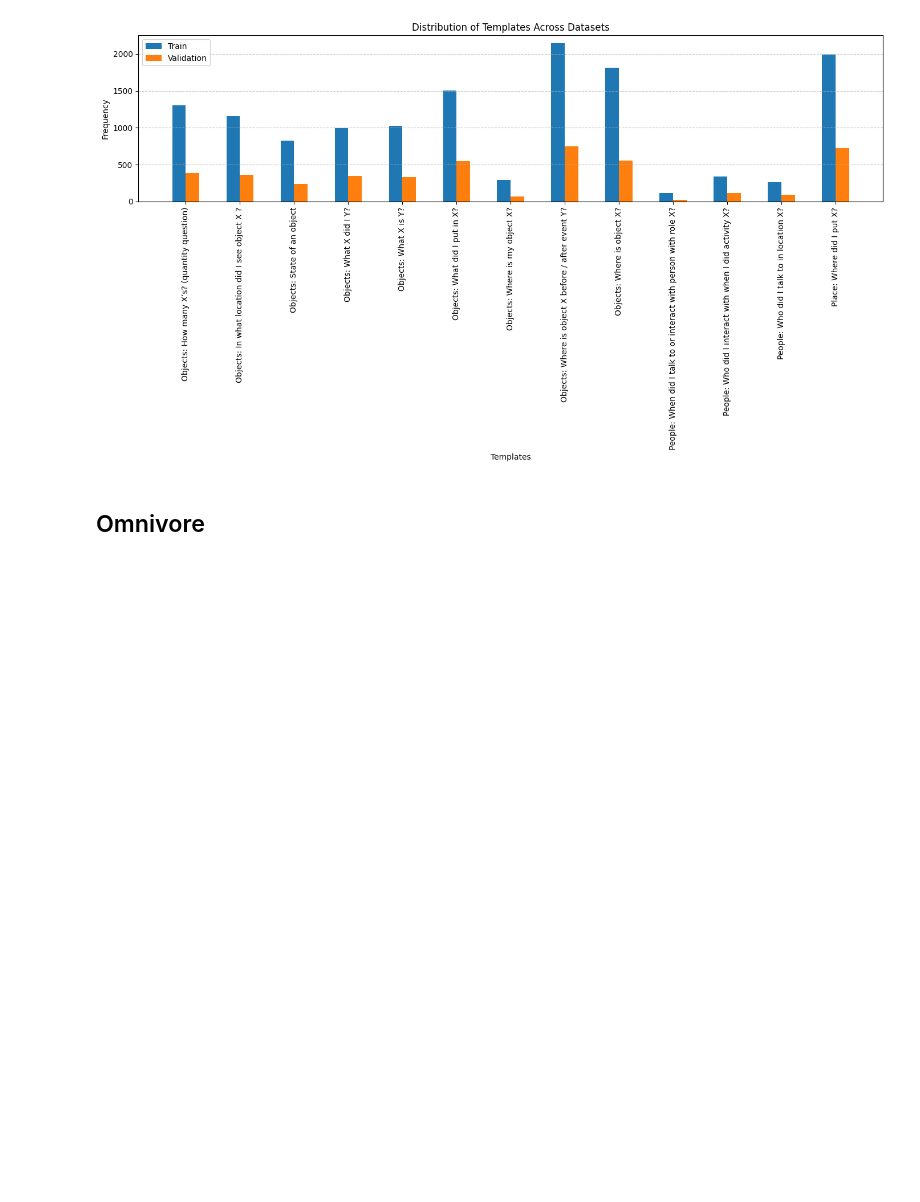
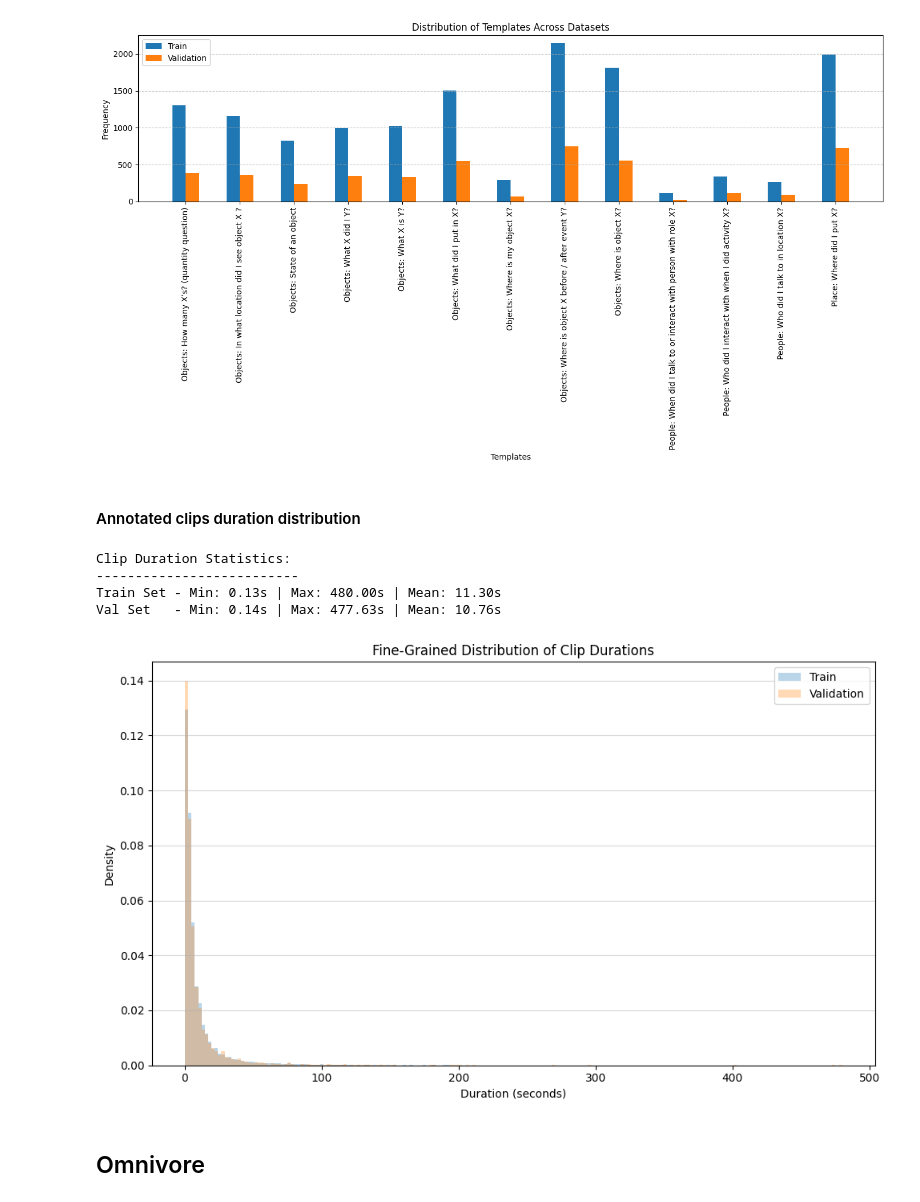
Before and after one commit to AndreaLolli2912/ARDA-VSLNet-FiLM-Enhanced-Knowledge-Distillation-for-Efficient-NLQ-Localization-in-Ego4D-Videos, a Jupyter notebook: notebooks/data_exploration.ipynb, the cells around one changed output. Drawn from its saved outputs; the diff is of its cells as text; code cells hidden in the pictures; blank space fills up the shorter version.

Commit message:
eda for annotated clips duration distribution

```diff
--- a/notebooks/data_exploration.ipynb
+++ b/notebooks/data_exploration.ipynb
@@ -855,3 +855,5 @@ plt.tight_layout()
 plt.show()
 # %% [output]
 [figure]
+# %% [markdown]
+#### Annotated clips duration distribution
@@ -858,3 +900,34 @@ plt.show()
+# %%
+clip_duration_train = clips_end_sec_train - clips_start_sec_train
+clip_duration_val = clips_end_sec_val - clips_start_sec_val
+
+print("Clip Duration Statistics:")
+print("--------------------------")
+print(f"Train Set - Min: {clip_duration_train.min():.2f}s | Max: {clip_duration_train.max():.2f}s | Mean: {clip_duration_train.mean():.2f}s")
+print(f"Val Set   - Min: {clip_duration_val.min():.2f}s | Max: {clip_duration_val.max():.2f}s | Mean: {clip_duration_val.mean():.2f}s")
+# %% [output]
+Clip Duration Statistics:
+--------------------------
+Train Set - Min: 0.13s | Max: 480.00s | Mean: 11.30s
+Val Set   - Min: 0.14s | Max: 477.63s | Mean: 10.76s
+# %%
+min_val = min(clip_duration_train.min(), clip_duration_val.min())
+max_val = max(clip_duration_train.max(), clip_duration_val.max())
+bins = np.linspace(min_val, max_val, 200)  # 200 fine-grained bins
+
+plt.figure(figsize=(10, 6))
+plt.hist(clip_duration_train, bins=bins, alpha=0.3, label='Train', density=True)
+plt.hist(clip_duration_val, bins=bins, alpha=0.3, label='Validation', density=True)
+
+plt.title('Fine-Grained Distribution of Clip Durations')
+plt.xlabel('Duration (seconds)')
+plt.ylabel('Density')
+plt.legend()
+plt.grid(axis="y", alpha=0.5)
+plt.tight_layout()
+plt.show()
+# %% [output]
+[figure, added]
 # %% [markdown]
 ## Omnivore
 # %%
```
Also changed, not shown: parts of 1 cell of this notebook.
